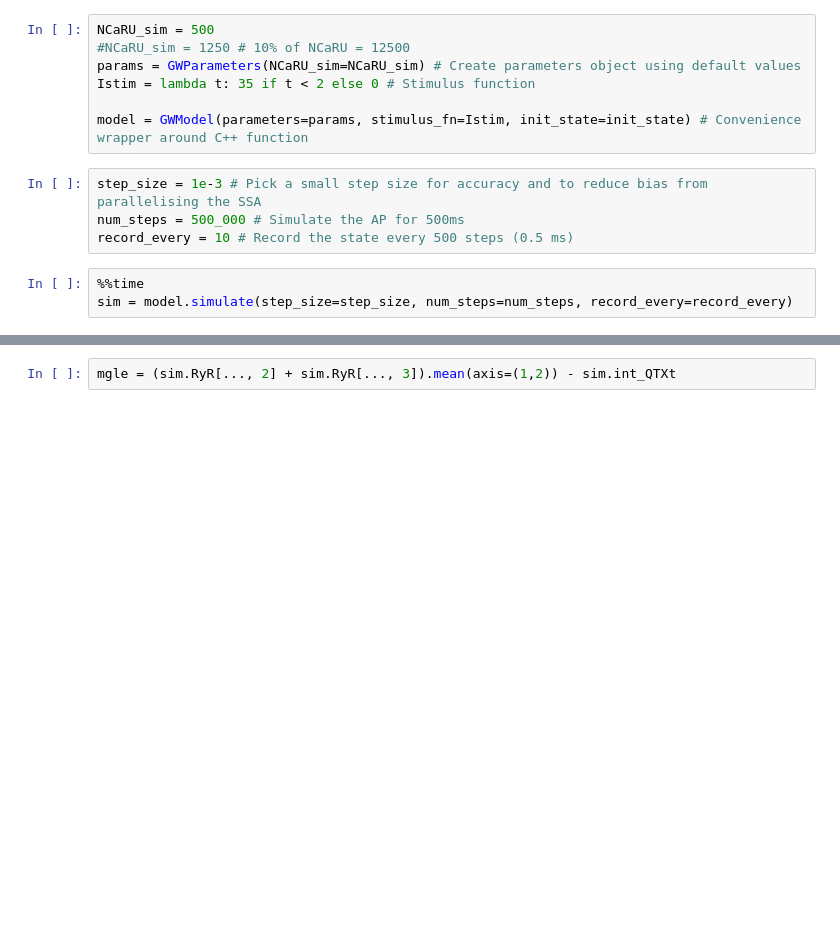
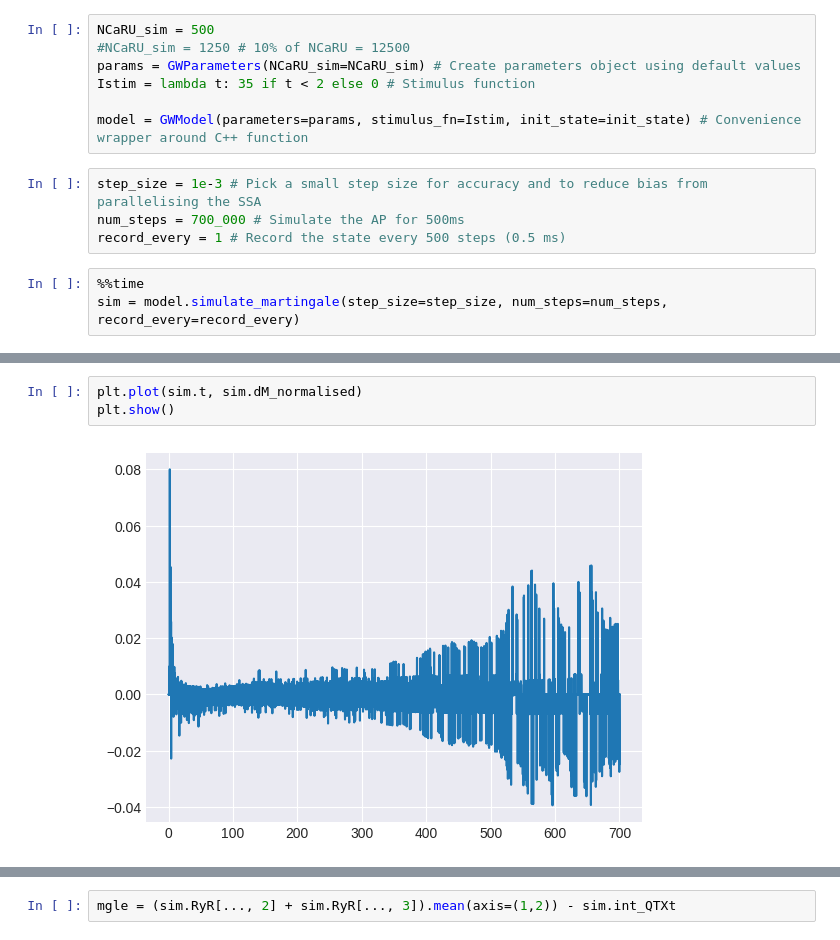
Before and after one commit to lukeoloughlin/GW-model, a Jupyter notebook: gw_martingale.ipynb, the cells around one changed output, grey strips where cells are left out. Cells and saved outputs as stored; diff of their text form; blank space fills up the shorter version.

```diff
--- a/gw_martingale.ipynb
+++ b/gw_martingale.ipynb
@@ -60,9 +60,9 @@ Istim = lambda t: 35 if t < 2 else 0 # Stimulus function
 model = GWModel(parameters=params, stimulus_fn=Istim, init_state=init_state) # Convenience wrapper around C++ function
 # %%
 step_size = 1e-3 # Pick a small step size for accuracy and to reduce bias from parallelising the SSA
-num_steps = 500_000 # Simulate the AP for 500ms
-record_every = 10 # Record the state every 500 steps (0.5 ms)
+num_steps = 700_000 # Simulate the AP for 500ms
+record_every = 1 # Record the state every 500 steps (0.5 ms)
 # %%
 %%time
-sim = model.simulate(step_size=step_size, num_steps=num_steps, record_every=record_every)
+sim = model.simulate_martingale(step_size=step_size, num_steps=num_steps, record_every=record_every)
 # %% [output]
@@ -70,0 +71,5 @@ Wall time: 20.4 s
+# %%
+plt.plot(sim.t, sim.dM_normalised)
+plt.show()
+# %% [output]
+[figure, added]
```
Also changed, not shown: parts of 20 cells of this notebook, 5 other files.
